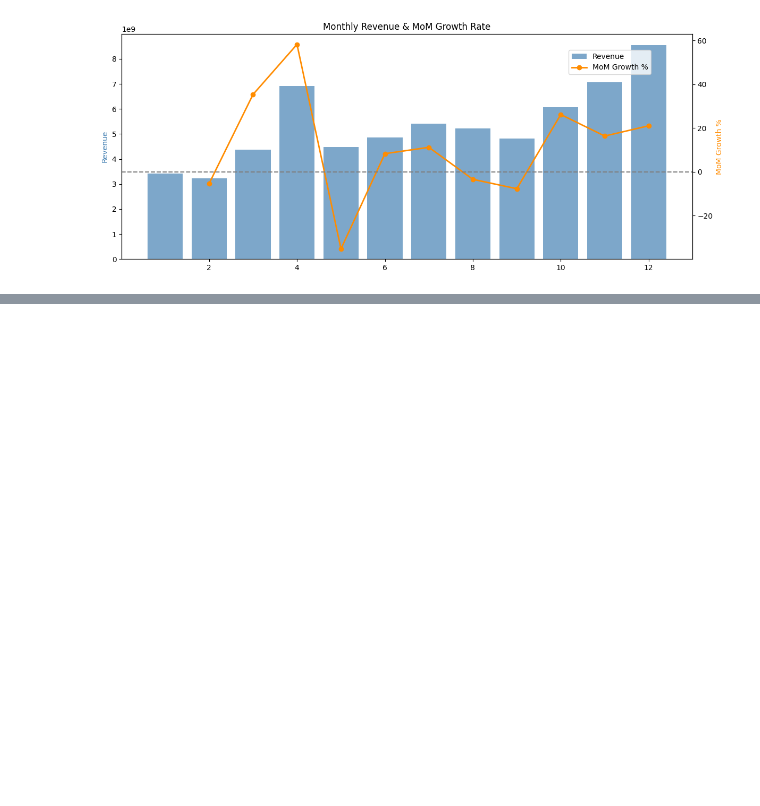
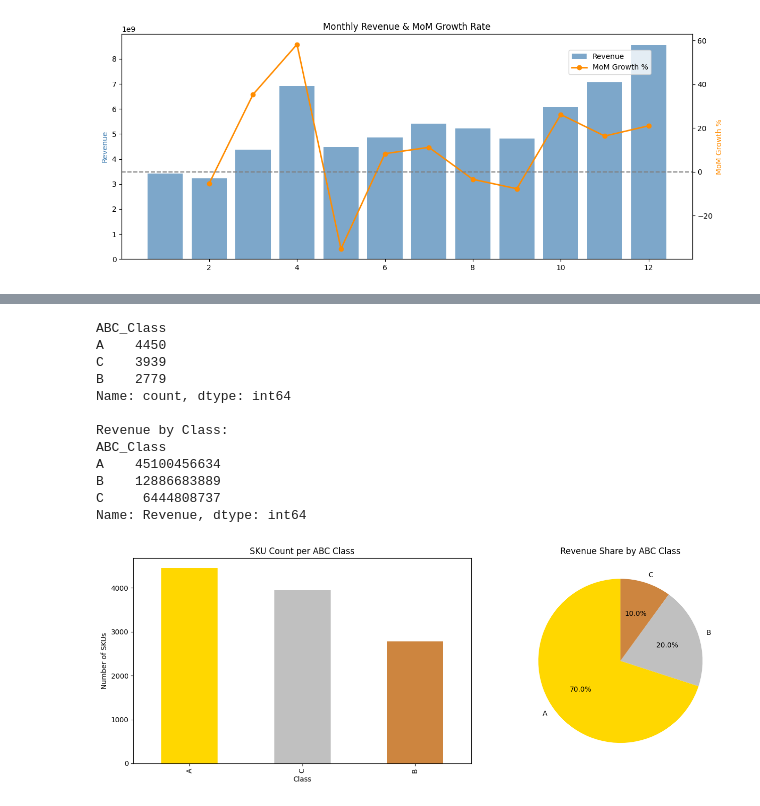
Before and after one commit to utkxrshrxj/Billing-and-Transaction-Analytics-System, a Jupyter notebook: btas.ipynb, the cells around one changed output, grey strips where cells are left out. Cells and saved outputs as stored; diff of their text form; code cells hidden in the pictures; blank space fills up the shorter version.

```diff
--- a/btas.ipynb
+++ b/btas.ipynb
@@ -1074,0 +1308,48 @@ plt.show()
+# %%
+# ======================================
+# ABC Inventory Classification
+# ======================================
+
+sku_rev = df.groupby('SKU')['Revenue'].sum().sort_values(ascending=False).reset_index()
+sku_rev['Cumulative_%'] = sku_rev['Revenue'].cumsum() / sku_rev['Revenue'].sum() * 100
+
+# A = top 0–70%, B = 70–90%, C = 90–100%
+def abc_class(cum_pct):
+    if cum_pct <= 70:  return 'A'
+    elif cum_pct <= 90: return 'B'
+    else:               return 'C'
+
+sku_rev['ABC_Class'] = sku_rev['Cumulative_%'].apply(abc_class)
+
+print(sku_rev['ABC_Class'].value_counts())
+print("\nRevenue by Class:")
+print(sku_rev.groupby('ABC_Class')['Revenue'].sum())
+
+fig, axes = plt.subplots(1, 2, figsize=(14, 5))
+
+sku_rev['ABC_Class'].value_counts().plot(kind='bar', ax=axes[0], color=['gold','silver','peru'])
+axes[0].set_title('SKU Count per ABC Class')
+axes[0].set_xlabel('Class')
+axes[0].set_ylabel('Number of SKUs')
+
+sku_rev.groupby('ABC_Class')['Revenue'].sum().plot(kind='pie', ax=axes[1],
+    autopct='%1.1f%%', colors=['gold','silver','peru'], startangle=90)
+axes[1].set_title('Revenue Share by ABC Class')
+axes[1].set_ylabel('')
+
+plt.tight_layout()
+plt.show()
+# %% [output]
+ABC_Class
+A    4450
+C    3939
+B    2779
+Name: count, dtype: int64
+
+Revenue by Class:
+ABC_Class
+A    45100456634
+B    12886683889
+C     6444808737
+Name: Revenue, dtype: int64
+[figure, added]
```
Also changed, not shown: parts of 5 cells of this notebook.
